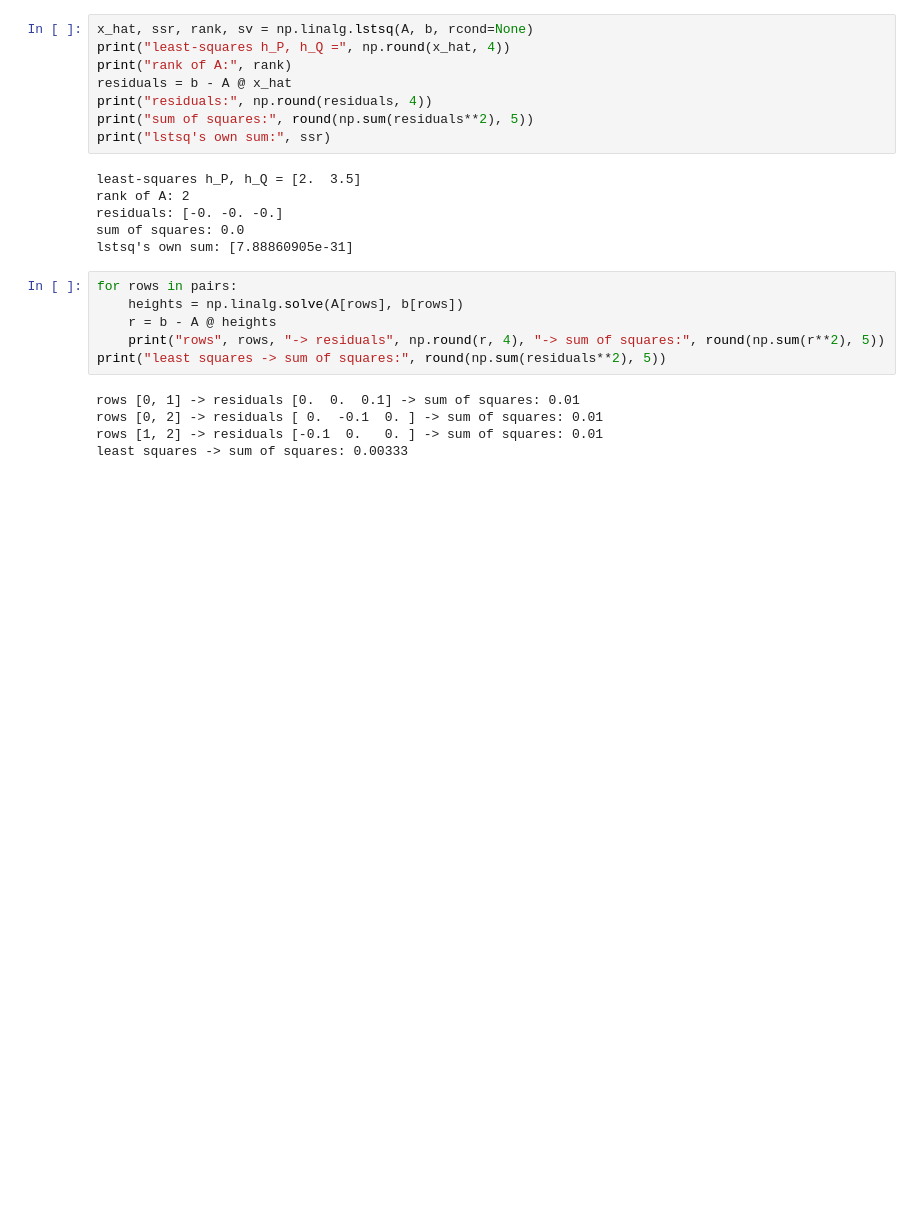
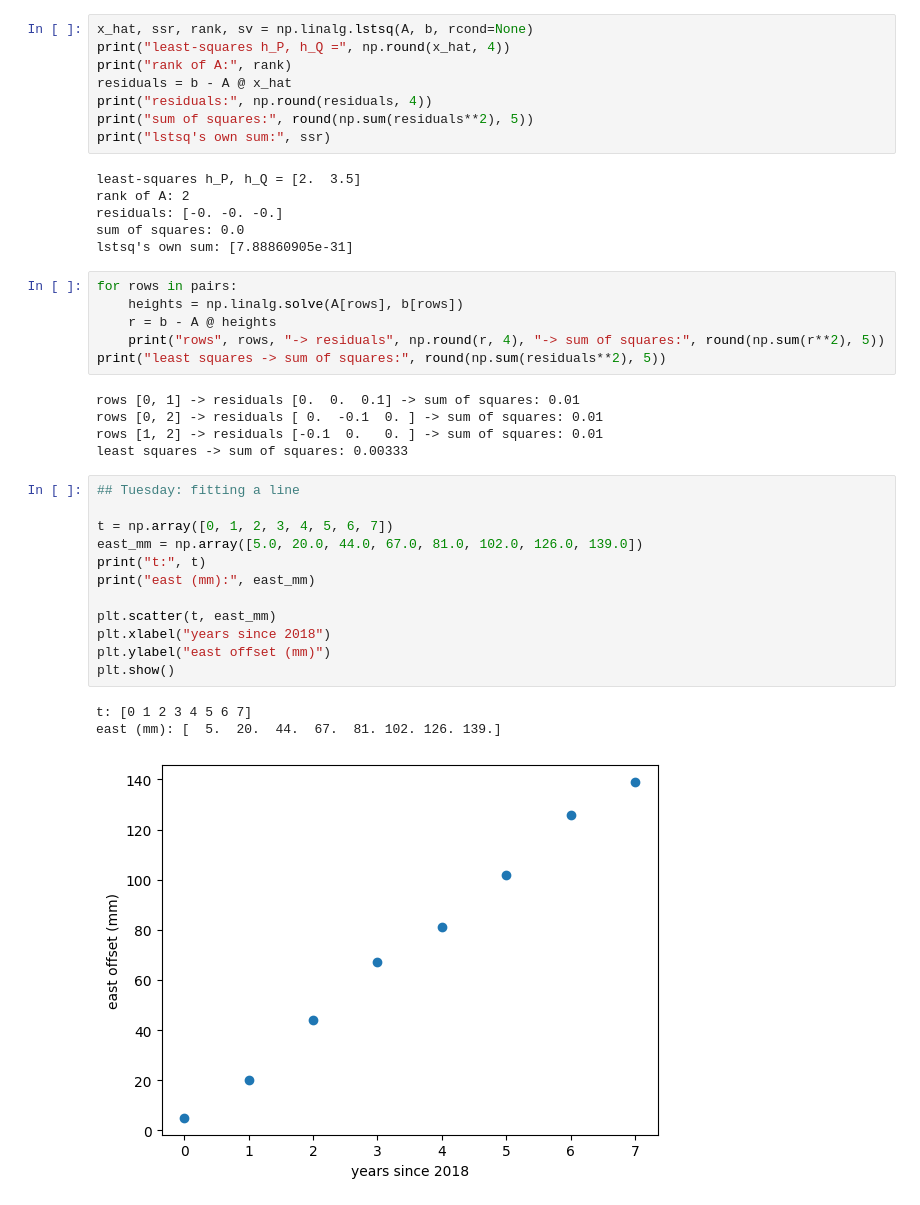
Before and after one commit to AsfandyarFarooqi/learning-log, a Jupyter notebook: week04_least_squares.ipynb, the cells around one changed output. Cells and saved outputs as stored; diff of their text form; blank space fills up the shorter version.

```diff
--- a/week04_least_squares.ipynb
+++ b/week04_least_squares.ipynb
@@ -99,3 +99,19 @@ rows [0, 1] -> residuals [0.  0.  0.1] -> sum of squares: 0.01
 rows [0, 2] -> residuals [ 0.  -0.1  0. ] -> sum of squares: 0.01
 rows [1, 2] -> residuals [-0.1  0.   0. ] -> sum of squares: 0.01
 least squares -> sum of squares: 0.00333
+# %%
+## Tuesday: fitting a line
+
+t = np.array([0, 1, 2, 3, 4, 5, 6, 7])
+east_mm = np.array([5.0, 20.0, 44.0, 67.0, 81.0, 102.0, 126.0, 139.0])
+print("t:", t)
+print("east (mm):", east_mm)
+
+plt.scatter(t, east_mm)
+plt.xlabel("years since 2018")
+plt.ylabel("east offset (mm)")
+plt.show()
+# %% [output]
+t: [0 1 2 3 4 5 6 7]
+east (mm): [  5.  20.  44.  67.  81. 102. 126. 139.]
+[figure, added]
```
Also changed, not shown: parts of 6 cells of this notebook.
